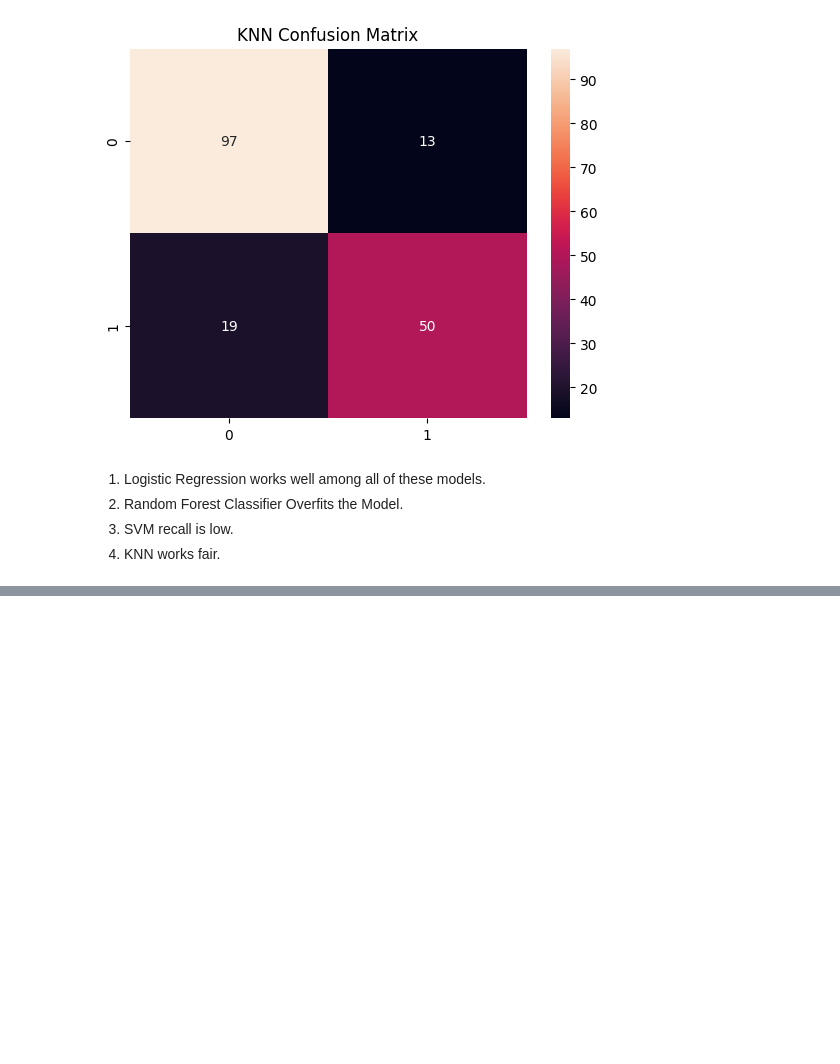
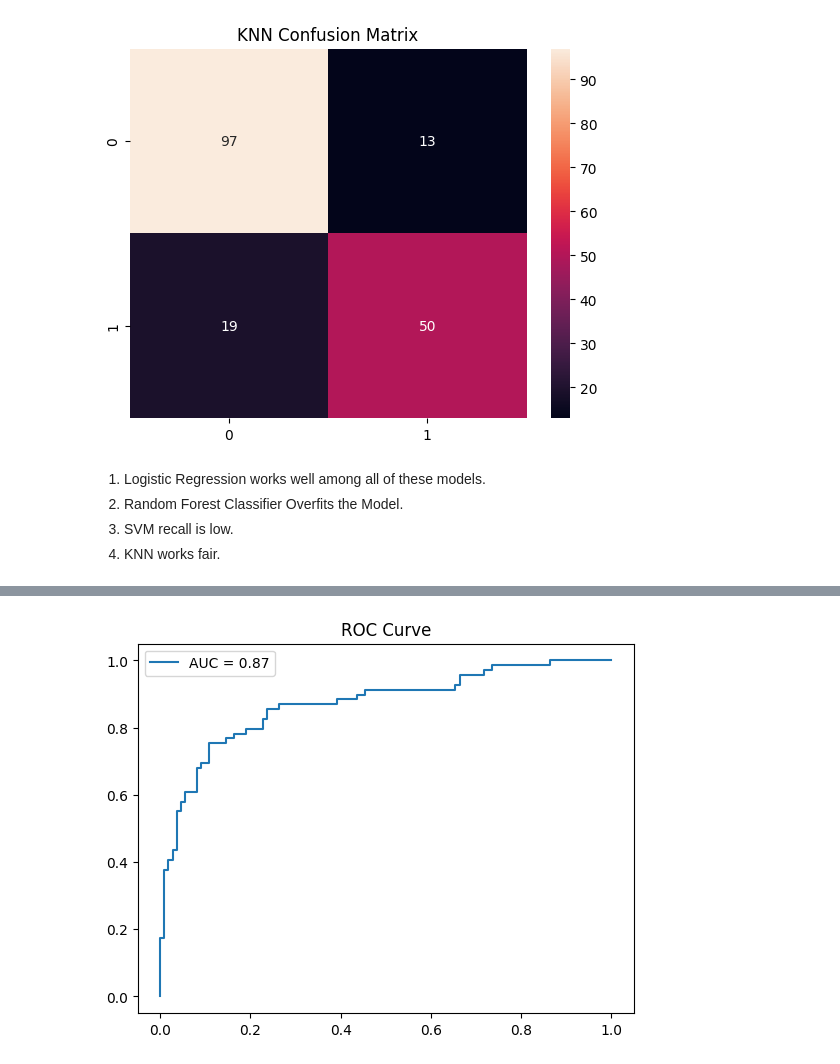
Before and after one commit to MMujtabaX/Titanic_Survival_Predictor, a Jupyter notebook: main.ipynb, the cells around one changed output, grey strips where cells are left out. Saved outputs shown, nothing was run; the diff lists cells and outputs as text; code cells hidden in the pictures; blank space fills up the shorter version.

```diff
--- a/main.ipynb
+++ b/main.ipynb
@@ -278,0 +281,19 @@ weighted avg       0.82      0.82      0.82       179
+# %%
+model = Sequential([
+    #Takes input features and projects them into 64 different neurons
+    Dense(64, activation='relu', input_shape=(X_train.shape[1],)),
+    #Randomly turns off 30% of the neurons during each training so model don't overfit
+    Dropout(0.3),
+    #Compresses the 64 patterns down to 32 more complex representations to find deeper relationships b/w features
+    Dense(32, activation='relu'),
+    #Squeezes all 32 signals into a single number between 0 and 1 using the Sigmoid function
+    Dense(1, activation='sigmoid')
+])
+
+model.compile(
+    optimizer='adam',
+    loss='binary_crossentropy',
+    metrics=['accuracy', tf.keras.metrics.AUC(), tf.keras.metrics.Precision(), tf.keras.metrics.Recall()]
+)
+
+model.summary()
@@ -278,0 +381,11 @@ weighted avg       0.82      0.82      0.82       179
+# %%
+y_prob = model.predict(X_test)
+
+fpr, tpr, _ = roc_curve(y_test, y_prob)
+auc = roc_auc_score(y_test, y_prob)
+
+plt.plot(fpr, tpr, label=f"AUC = {auc:.2f}")
+plt.legend()
+plt.title("ROC Curve")
+plt.show()
+# %% [output]
@@ -278,0 +393 @@ weighted avg       0.82      0.82      0.82       179
+[figure, added]
```
Also changed, not shown: parts of 8 cells of this notebook.
